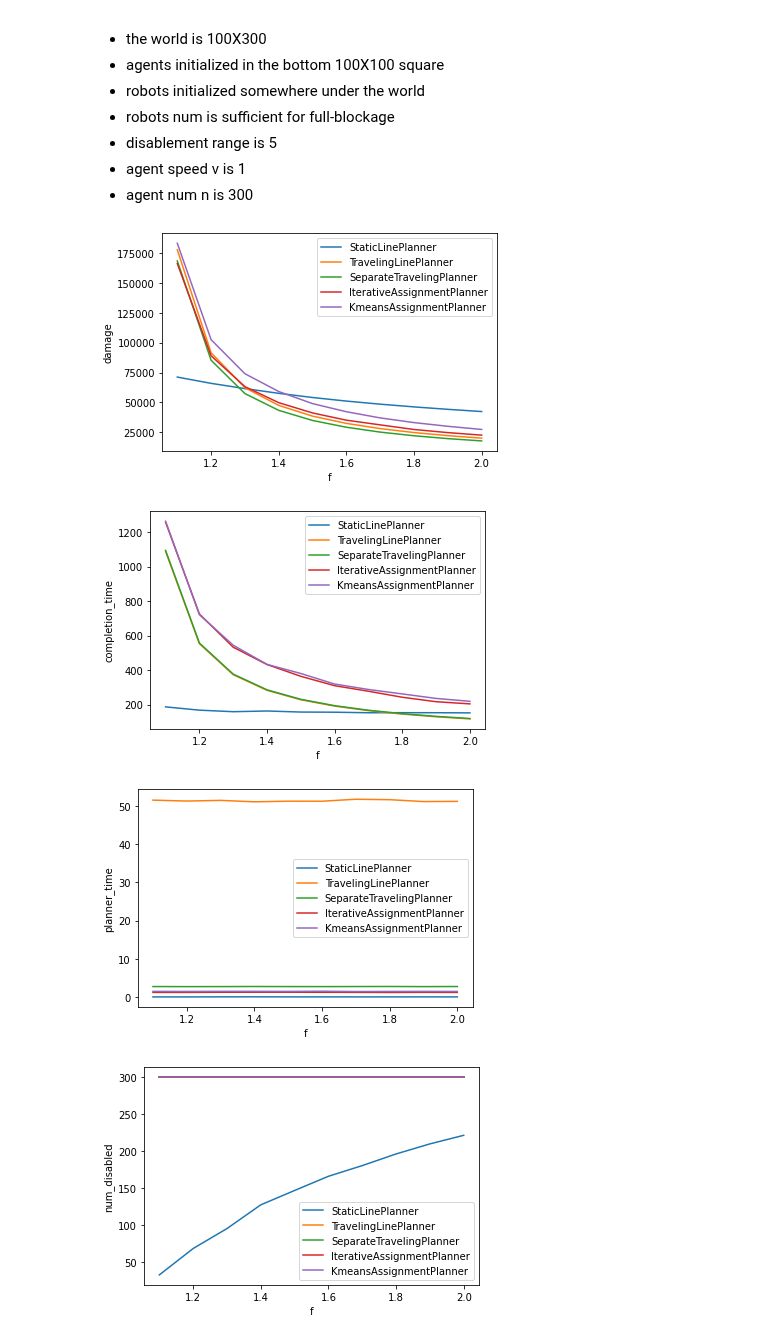
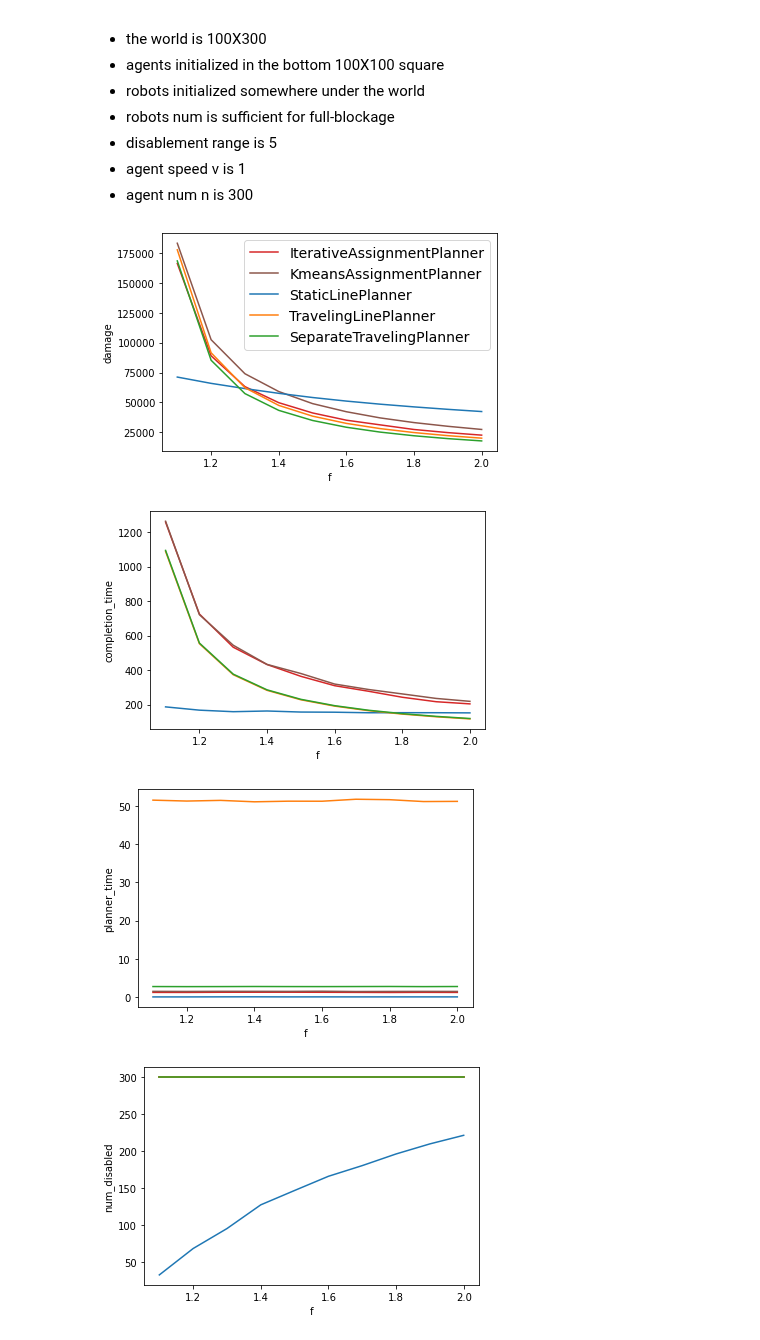
Before and after one commit to Elilgo324/dsd, a Jupyter notebook: experiments/full_blockage/f.ipynb, the cells around one changed output. Drawn from its saved outputs; the diff is of its cells as text; code cells hidden in the pictures.

```diff
--- a/experiments/full_blockage/f.ipynb
+++ b/experiments/full_blockage/f.ipynb
@@ -20,8 +20,10 @@ num_agents = 300
 
 results = results.loc[results['num_agents']==num_agents]
 
-planners_names = [
-    'StaticLinePlanner', 'TravelingLinePlanner','SeparateTravelingPlanner','IterativeAssignmentPlanner','KmeansAssignmentPlanner']
+planners_names = ['IterativeAssignmentPlanner', 'KmeansAssignmentPlanner',
+                  'StaticLinePlanner', 'TravelingLinePlanner', 'SeparateTravelingPlanner']
+
+colors = ['tab:red','tab:brown','tab:blue','tab:orange','tab:green']
 
 planners_results = [results.loc[results['planner']==name] for name in planners_names]
 # %% [markdown]
@@ -37,22 +39,25 @@ planners_results = [results.loc[results['planner']==name] for name in planners_n
 # %%
 Y = ['damage', 'completion_time', 'planner_time', 'num_disabled']
 X = ['f' for y in Y]
 
 for i in range(len(Y)):
     x = X[i]
     y = Y[i]
 
     plt.xlabel(x)
     plt.ylabel(y)
 
-    for r in planners_results:
-        plt.plot(list(r[x]),list(r[y]))
+    for j in range(len(planners_results)):
+        r = planners_results[j]
+        plt.plot(list(r[x]),list(r[y]), c=colors[j])
 
-    plt.legend(planners_names)
+    if i == 0:
+        plt.legend(planners_names, fontsize='14')
+
     plt.savefig(f'./plots/{x}-{y}.png')
     plt.show()
 # %% [output]
-[figure, old version]
+[figure, new version]
-[figure, old version]
+[figure, new version]
-[figure, old version]
+[figure, new version]
-[figure, old version]
+[figure, new version]
```
Also changed, not shown: 8 other files.
